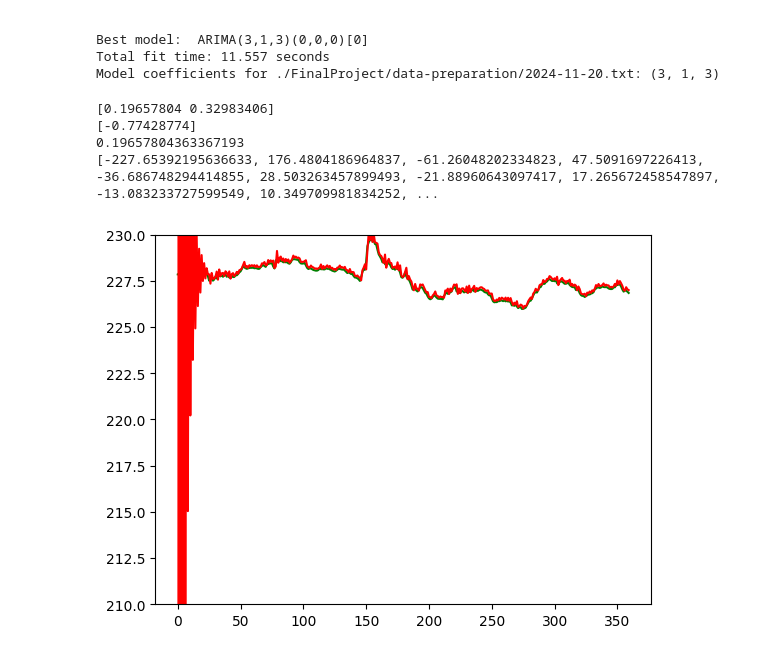
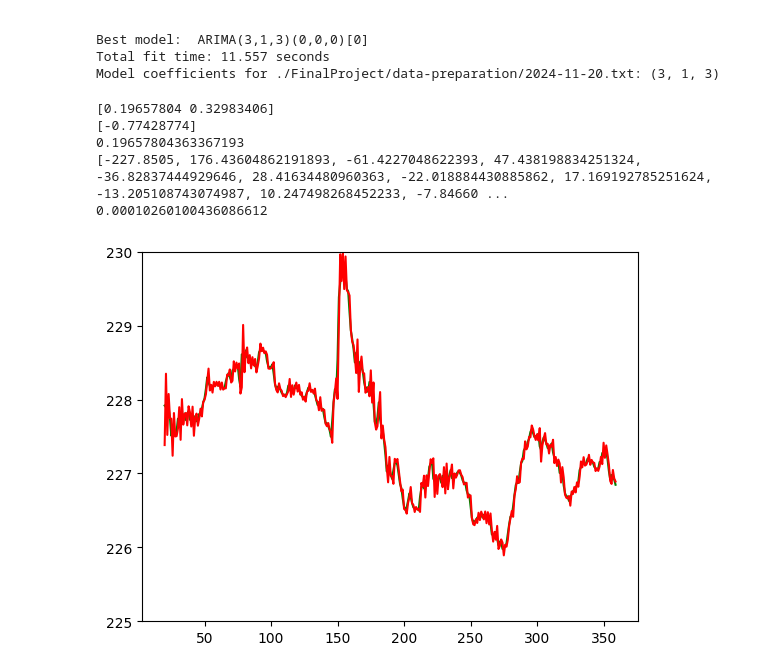
Before and after one commit to serhiimytsyk/CloudComputing, a Jupyter notebook: Untitled.ipynb, the cells around one changed output. Saved outputs shown, nothing was run; the diff lists cells and outputs as text; code cells hidden in the pictures.

```diff
--- a/Untitled.ipynb
+++ b/Untitled.ipynb
@@ -798,7 +798,7 @@ class ARIMAPredictor:
         self.q = q
         self.arparams = arparams
         self.maparams = maparams
-        self.intercept = intercept
+        self.intercept = 0#intercept
 
         self.history_raw = []
         self.history_diff = []
@@ -844,35 +844,37 @@ def read_file(filename):
         content = file.read()
     prices = list(map(float, content.split()))
     return np.array(prices)
 
 dataset1 = read_file('./FinalProject/data-preparation/2024-11-01.txt')
 dataset2 = read_file('./FinalProject/data-preparation/2024-11-20.txt')
 
 p, d, q = 2, 1, 1
 
 arparams, maparams, intercept = get_arima_coefficients(dataset1, p, d, q)
 predictor = ARIMAPredictor(p, d, q, arparams, maparams, intercept)
 predictions = []
 
 for value in dataset2:
     prediction = predictor.predict(value)
     predictions.append(prediction)
 
 import matplotlib.pyplot as plt
 x_values = list(range(len(predictions)))
 
 print(arparams)
 print(maparams)
 print(intercept)
 print(predictor.residuals)
+print(np.array(predictor.residuals[20:]).mean())
 
-plt.plot(x_values, dataset2, color='g')
-plt.plot(x_values, predictions, color='r')
-plt.ylim(210, 230)
+plt.plot(x_values[20:], dataset2[20:], color='g')
+plt.plot(x_values[20:], predictions[20:], color='r')
+plt.ylim(225, 230)
 plt.show()
 # %% [output]
 [0.19657804 0.32983406]
 [-0.77428774]
 0.19657804363367193
-[-227.65392195636633, 176.4804186964837, -61.26048202334823, 47.5091697226413, -36.686748294414855, 28.503263457899493, -21.88960643097417, 17.265672458547897, -13.083233727599549, 10.349709981834252, ...
+[-227.8505, 176.43604862191893, -61.4227048622393, 47.438198834251324, -36.82837444929646, 28.41634480960363, -22.018884430885862, 17.169192785251624, -13.205108743074987, 10.247498268452233, -7.84660 ...
+0.00010260100436086612
-[figure, old version]
+[figure, new version]
```
Also changed, not shown: 1 other file.
